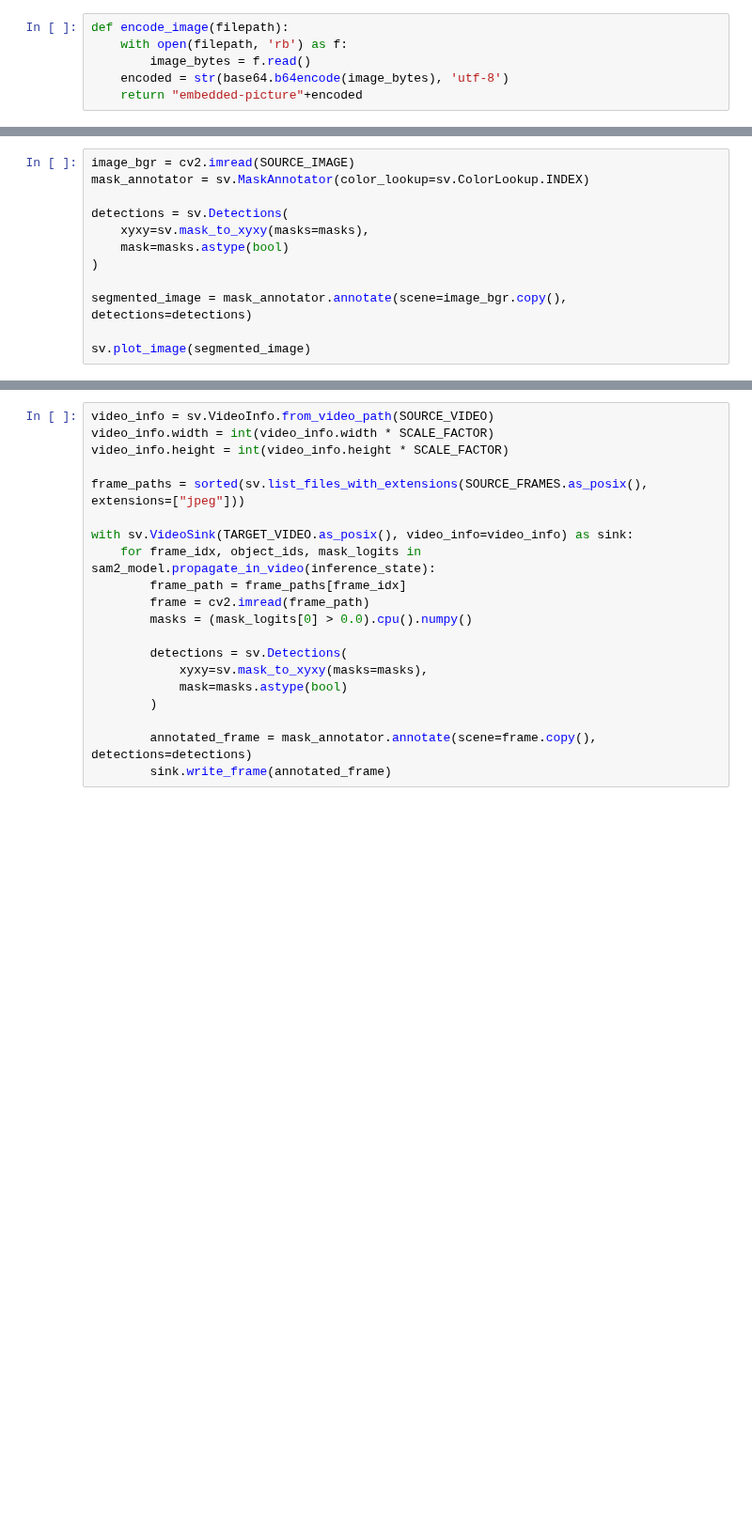
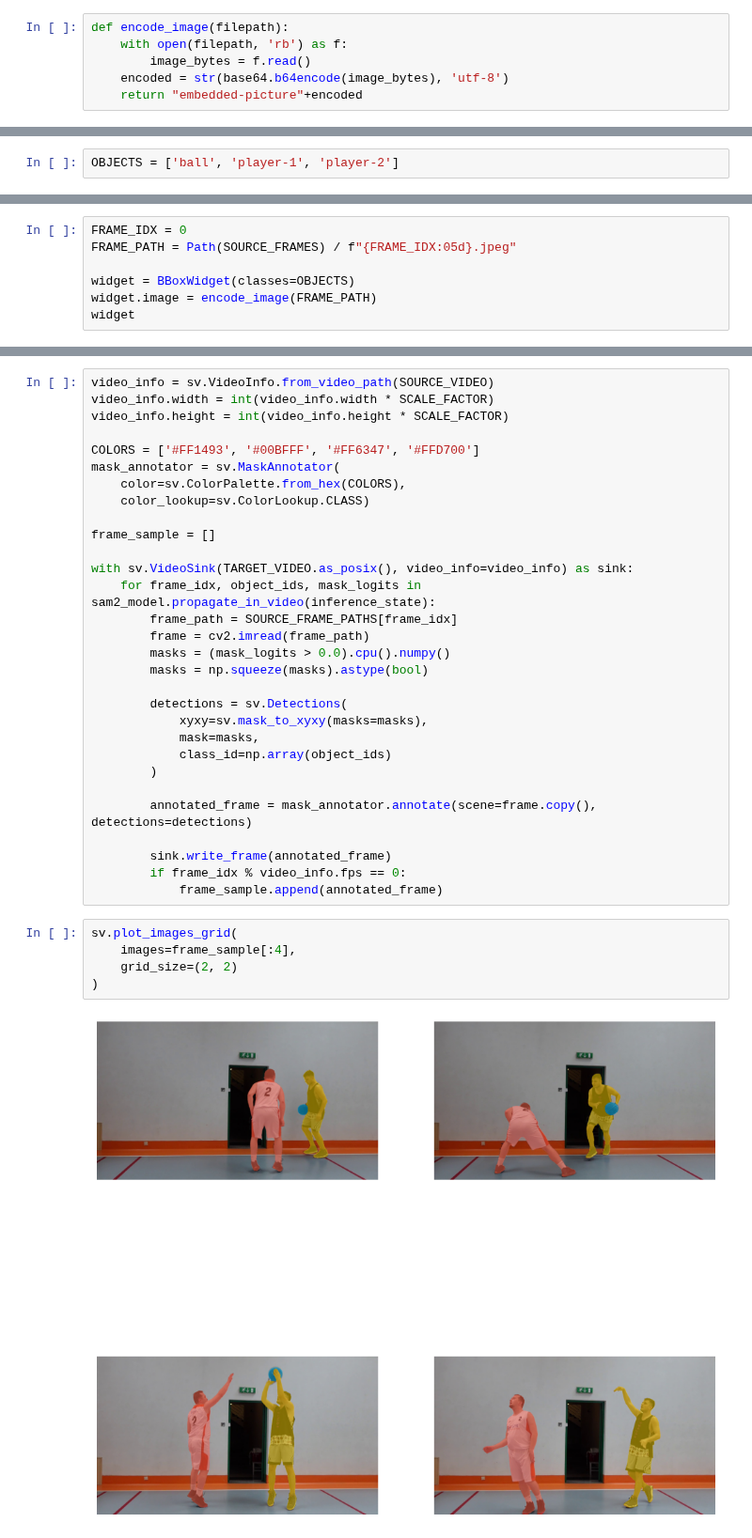
Before and after one commit to roboflow/notebooks, a Jupyter notebook: notebooks/how-to-segment-videos-with-sam-2.ipynb, the cells around one changed output, grey strips where cells are left out. Shown at 94% size. Drawn from its saved outputs; the diff is of its cells as text; blank space fills up the shorter version.

Commit message:
update Segment Videos with Segment Anything 2 (SAM2) notebook

```diff
--- a/notebooks/how-to-segment-videos-with-sam-2.ipynb
+++ b/notebooks/how-to-segment-videos-with-sam-2.ipynb
@@ -192,0 +191,2 @@ widget.bboxes
+# %%
+OBJECTS = ['ball', 'player-1', 'player-2']
@@ -192,0 +195,7 @@ widget.bboxes
+# %%
+FRAME_IDX = 0
+FRAME_PATH = Path(SOURCE_FRAMES) / f"{FRAME_IDX:05d}.jpeg"
+
+widget = BBoxWidget(classes=OBJECTS)
+widget.image = encode_image(FRAME_PATH)
+widget
@@ -221,12 +235,0 @@ masks = (mask_logits[0] > 0.0).cpu().numpy()
-# %%
-image_bgr = cv2.imread(SOURCE_IMAGE)
-mask_annotator = sv.MaskAnnotator(color_lookup=sv.ColorLookup.INDEX)
-
-detections = sv.Detections(
-    xyxy=sv.mask_to_xyxy(masks=masks),
-    mask=masks.astype(bool)
-)
-
-segmented_image = mask_annotator.annotate(scene=image_bgr.copy(), detections=detections)
-
-sv.plot_image(segmented_image)
@@ -241,18 +242,35 @@ video_info = sv.VideoInfo.from_video_path(SOURCE_VIDEO)
 video_info.width = int(video_info.width * SCALE_FACTOR)
 video_info.height = int(video_info.height * SCALE_FACTOR)
 
-frame_paths = sorted(sv.list_files_with_extensions(SOURCE_FRAMES.as_posix(), extensions=["jpeg"]))
+COLORS = ['#FF1493', '#00BFFF', '#FF6347', '#FFD700']
+mask_annotator = sv.MaskAnnotator(
+    color=sv.ColorPalette.from_hex(COLORS),
+    color_lookup=sv.ColorLookup.CLASS)
+
+frame_sample = []
 
 with sv.VideoSink(TARGET_VIDEO.as_posix(), video_info=video_info) as sink:
     for frame_idx, object_ids, mask_logits in sam2_model.propagate_in_video(inference_state):
-        frame_path = frame_paths[frame_idx]
+        frame_path = SOURCE_FRAME_PATHS[frame_idx]
         frame = cv2.imread(frame_path)
-        masks = (mask_logits[0] > 0.0).cpu().numpy()
+        masks = (mask_logits > 0.0).cpu().numpy()
+        masks = np.squeeze(masks).astype(bool)
 
         detections = sv.Detections(
             xyxy=sv.mask_to_xyxy(masks=masks),
-            mask=masks.astype(bool)
+            mask=masks,
+            class_id=np.array(object_ids)
         )
 
         annotated_frame = mask_annotator.annotate(scene=frame.copy(), detections=detections)
+
         sink.write_frame(annotated_frame)
+        if frame_idx % video_info.fps == 0:
+            frame_sample.append(annotated_frame)
+# %%
+sv.plot_images_grid(
+    images=frame_sample[:4],
+    grid_size=(2, 2)
+)
+# %% [output]
+[figure, added]
```
Also changed, not shown: parts of 23 cells of this notebook.
